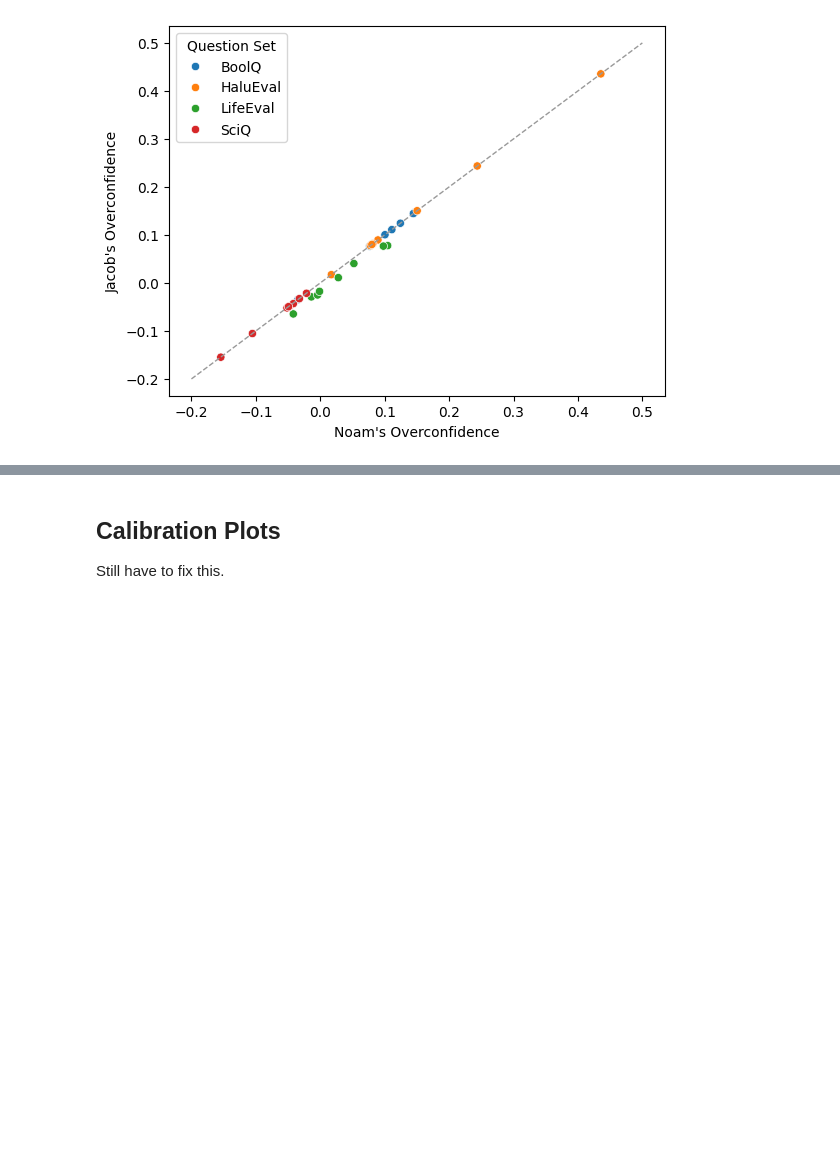
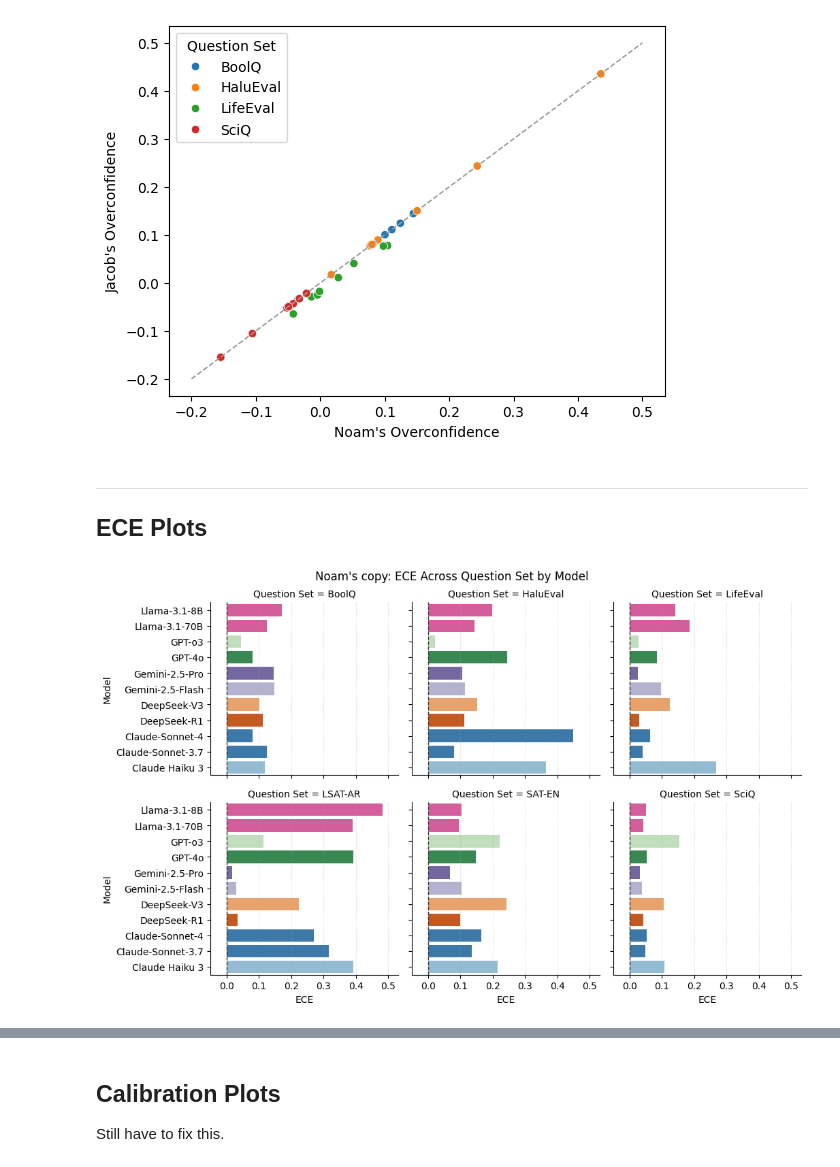
Before and after one commit to NoamMichael/Comparing-Confidence-in-LLMs, a Jupyter notebook: analysis.ipynb, the cells around one changed output, grey strips where cells are left out. Saved outputs shown, nothing was run; the diff lists cells and outputs as text; code cells hidden in the pictures; blank space fills up the shorter version.

```diff
--- a/analysis.ipynb
+++ b/analysis.ipynb
@@ -979,3 +982,49 @@ plt.show()
 | 22 | LifeEval | GPT-4o | 0.545491 | 0.085002 | 0.052178 | LifeEvalGPT-4o | LifeEval | GPT-4o | 751 | 0.068043 | ... |
 | 23 | LifeEval | GPT-o3 | 0.542480 | 0.028931 | -0.001140 | LifeEvalGPT-o3 | LifeEval | GPT-o3 | 751 | 0.028834 | ... |
 [figure]
+# %% [markdown]
+---
+## ECE Plots
+# %%
+import pandas as pd
+import seaborn as sns
+import matplotlib.pyplot as plt
+
+# df has columns: "Question Set", "Model", "Overconfidence"
+d = sum_df.copy()#.sort_values("Model", ascending = True)
+model_order = ['Llama-3.1-8B', # Same order as Jacob
+ 'Llama-3.1-70B',
+ 'GPT-o3',
+ 'GPT-4o',
+ 'Gemini-2.5-Pro',
+ 'Gemini-2.5-Flash',
+ 'DeepSeek-V3',
+ 'DeepSeek-R1',
+ 'Claude-Sonnet-4',
+ 'Claude-Sonnet-3.7',
+ 'Claude Haiku 3']
+
+palette = {m: pick_color(m) for m in sorted(d["Model"].unique(), key=str.lower)}
+
+g = sns.catplot(
+    data=d, kind="bar",
+    x="ECE", y="Model",
+    col="Question Set", col_wrap=3,
+    order=model_order, hue = "Model",
+    palette = palette,
+    height=3.2, aspect=1.1,# edgecolor="0.0"
+)
+
+xmin = min(-0.05, d["ECE"].min()*1.1)
+xmax = max( 0.05, d["ECE"].max()*1.1)
+g.set(xlim=(xmin, xmax), xlabel="ECE", ylabel="Model")
+
+for ax in g.axes.flat:
+    ax.axvline(0, linestyle="--", linewidth=1, color="0.2")
+    ax.grid(True, axis="x", linestyle=":", alpha=0.5)
+
+plt.tight_layout()
+g.fig.suptitle("Noam's copy: ECE Across Question Set by Model", y = 1.02)
+plt.show()
+# %% [output]
+[figure, added]
```
Also changed, not shown: parts of 6 cells of this notebook.
